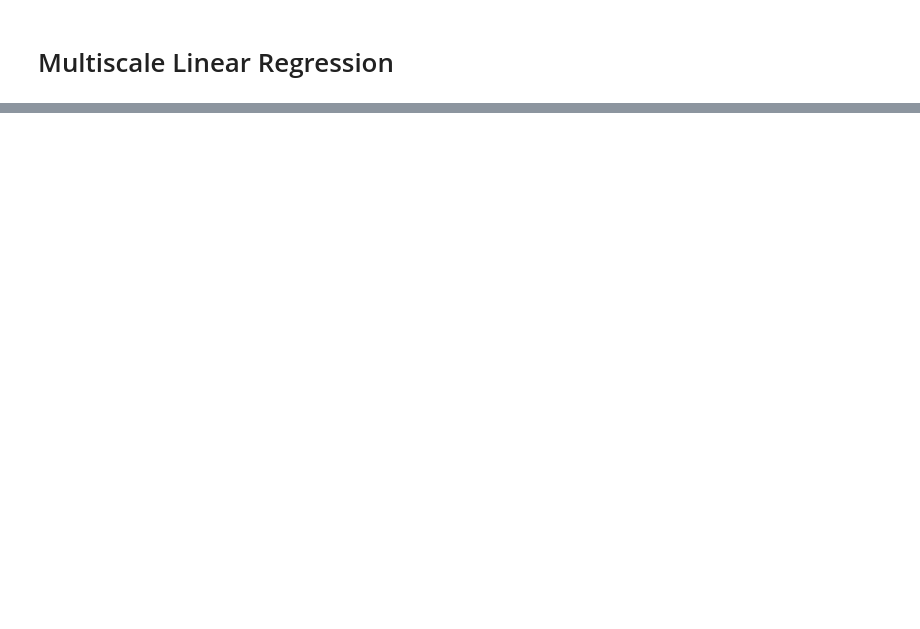
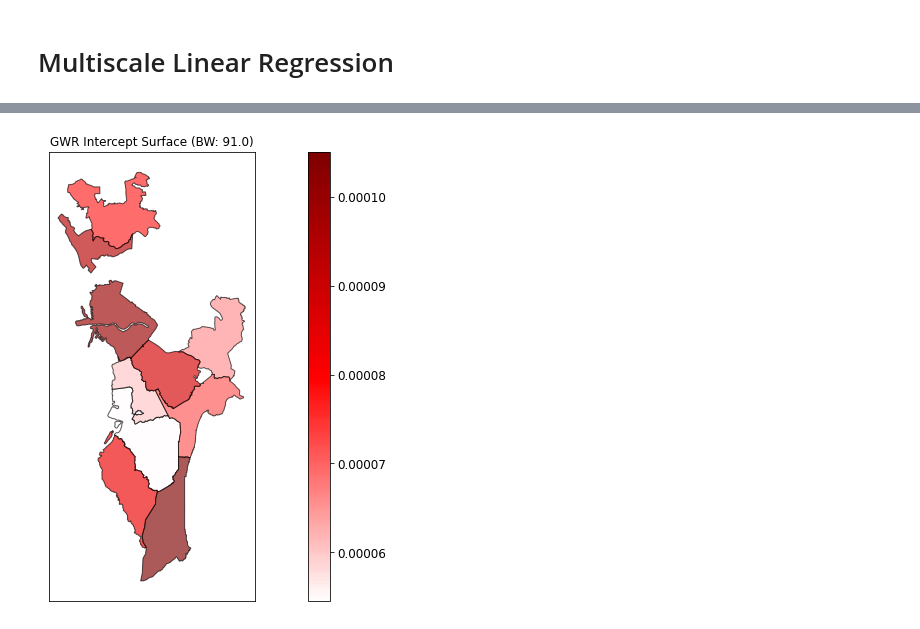
Before and after one commit to callmemark/Correlation-of-Night-Air-Temperature-and-light-pollution-in-major-cities-in-the-Philippines, a Jupyter notebook: Thesis_Proc.ipynb, the cells around one changed output, grey strips where cells are left out. Saved outputs shown, nothing was run; the diff lists cells and outputs as text; code cells hidden in the pictures; blank space fills up the shorter version.

```diff
--- a/Thesis_Proc.ipynb
+++ b/Thesis_Proc.ipynb
@@ -394,8 +473,12 @@ MANILA_CITY_REG.standard_proc()
 # %% [markdown]
 <h1>Multiscale Linear Regression</h1>
 # %%
-g_y = cities_df['lpol_avg'].values.reshape((-1,1)) #T2M
-g_X = cities_df[['QV2M', "PS", "WS10M", "PRECTOTCORR", "T2M"]].values
+#g_y = cities_df['lpol_avg'].values.reshape((-1,1)) #T2M
+#g_X = cities_df[['QV2M', "PS", "WS10M", "PRECTOTCORR", "T2M"]].values
+
+g_y = cities_df['T2M'].values.reshape((-1,1)) #T2M
+cities_df["lpol"] = cities_df['lpol_avg']
+g_X = cities_df[['QV2M', "PS", "WS10M", "PRECTOTCORR", "lpol_avg"]].values
 g_coords = list(g_coords)
 
 #g_X = (g_X - g_X.mean(axis=0)) / g_X.std(axis=0)
@@ -459,0 +573,4 @@ show_plot_by_res_index(gwr_results.params[:,4])
+# %%
+show_plot_by_res_index(gwr_results.params[:,5])
+# %% [output]
+[figure, added]
```
Also changed, not shown: parts of 24 cells of this notebook.
